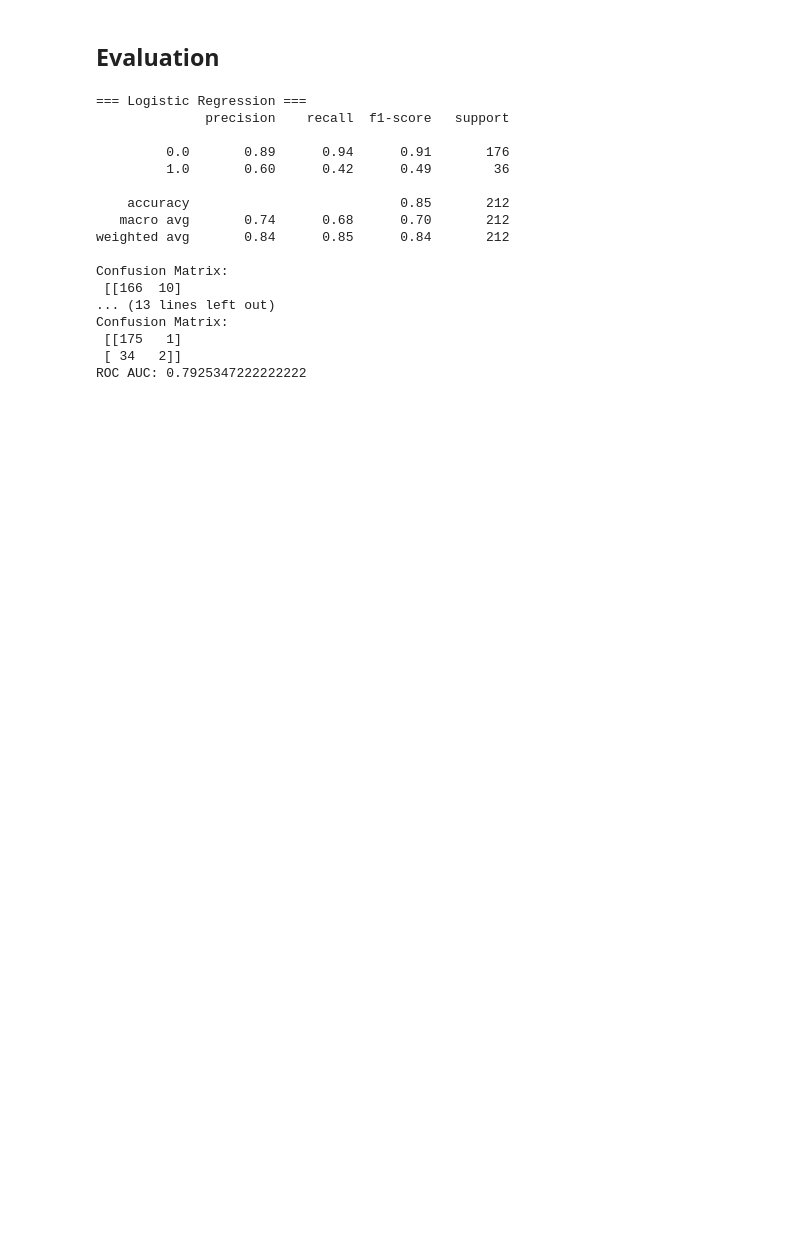
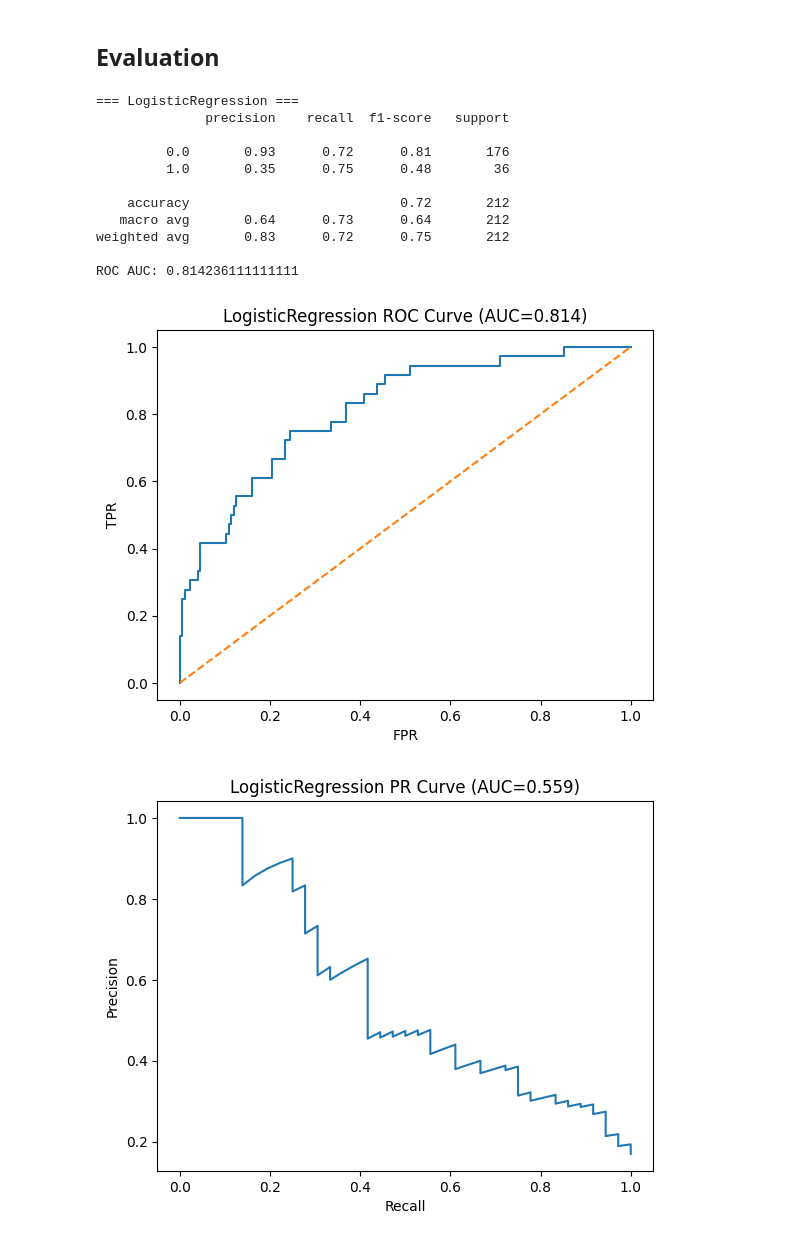
Before and after one commit to adrianramadhan/human-resource-dashboard, a Jupyter notebook: notebook.ipynb, the cells around one changed output. Drawn from its saved outputs; the diff is of its cells as text; code cells hidden in the pictures; blank space fills up the shorter version.

Commit message:
modeling and evaluation

```diff
--- a/notebook.ipynb
+++ b/notebook.ipynb
@@ -240,0 +233,3 @@ RandomForestClassifier(random_state=42)
+# %%
+# Definisikan 5-fold stratified cross-validation
+cv = StratifiedKFold(n_splits=5, shuffle=True, random_state=42)
@@ -241,29 +274,49 @@ RandomForestClassifier(random_state=42)
 # %% [markdown]
 ## Evaluation
-# %%
-for name, model in [('Logistic Regression', lr), ('Random Forest', rf)]:
-    y_pred = model.predict(X_test)
-    y_proba = model.predict_proba(X_test)[:,1]
-    print(f"=== {name} ===")
-    print(classification_report(y_test, y_pred))
-    print("Confusion Matrix:\n", confusion_matrix(y_test, y_pred))
-    print("ROC AUC:", roc_auc_score(y_test, y_proba))
-    print()
-# %% [output]
-=== Logistic Regression ===
-              precision    recall  f1-score   support
-
-         0.0       0.89      0.94      0.91       176
-         1.0       0.60      0.42      0.49        36
-
-    accuracy                           0.85       212
-   macro avg       0.74      0.68      0.70       212
-weighted avg       0.84      0.85      0.84       212
-
-Confusion Matrix:
- [[166  10]
-... (13 lines left out)
-Confusion Matrix:
- [[175   1]
- [ 34   2]]
-ROC AUC: 0.7925347222222222
+# %%
+#Fungsi bantu untuk plot ROC & Precision-Recall
+best_pipelines = {
+    'LogisticRegression': gs_lr.best_estimator_,
+    'RandomForest':       gs_rf.best_estimator_
+}
+
+def plot_curves(name, y_true, y_proba):
+    fpr, tpr, _ = roc_curve(y_true, y_proba)
+    plt.figure(); plt.plot(fpr, tpr); plt.plot([0,1],[0,1],'--')
+    plt.title(f'{name} ROC Curve (AUC={roc_auc_score(y_true,y_proba):.3f})')
+    plt.xlabel('FPR'); plt.ylabel('TPR'); plt.show()
+    prec, rec, _ = precision_recall_curve(y_true, y_proba)
+    plt.figure(); plt.plot(rec, prec)
+    plt.title(f'{name} PR Curve (AUC={auc(rec,prec):.3f})')
+    plt.xlabel('Recall'); plt.ylabel('Precision'); plt.show()
+# %%
+from sklearn.metrics import ConfusionMatrixDisplay
+
+# Evaluasi pada test set: classification report, confusion matrix, curves
+
+for name, pipe in best_pipelines.items():
+    y_pred  = pipe.predict(X_test)
+    y_proba = pipe.predict_proba(X_test)[:,1]
+    print(f"=== {name} ===")
+    print(classification_report(y_test, y_pred))
+    print("ROC AUC:", roc_auc_score(y_test, y_proba))
+    plot_curves(name, y_test, y_proba)
+
+    # Visualisasi confusion matrix
+    disp = ConfusionMatrixDisplay.from_predictions(y_test, y_pred, display_labels=pipe.classes_)
+    disp.ax_.set_title(f"{name} Confusion Matrix")
+    plt.show()
+# %% [output]
+=== LogisticRegression ===
+              precision    recall  f1-score   support
+
+         0.0       0.93      0.72      0.81       176
+         1.0       0.35      0.75      0.48        36
+
+    accuracy                           0.72       212
+   macro avg       0.64      0.73      0.64       212
+weighted avg       0.83      0.72      0.75       212
+
+ROC AUC: 0.814236111111111
+[figure, added]
+[figure, added]
```
Also changed, not shown: parts of 6 cells of this notebook.
